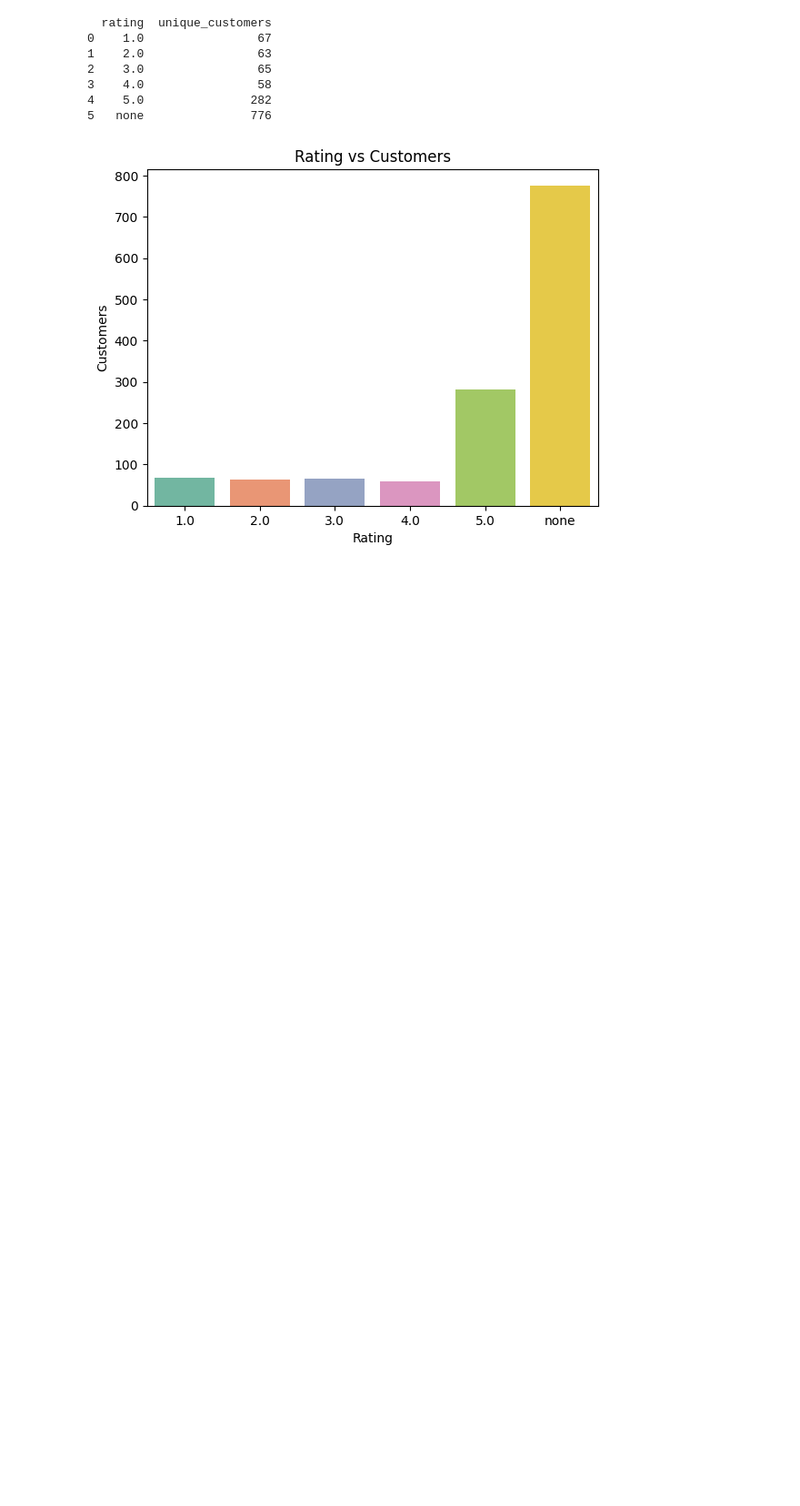
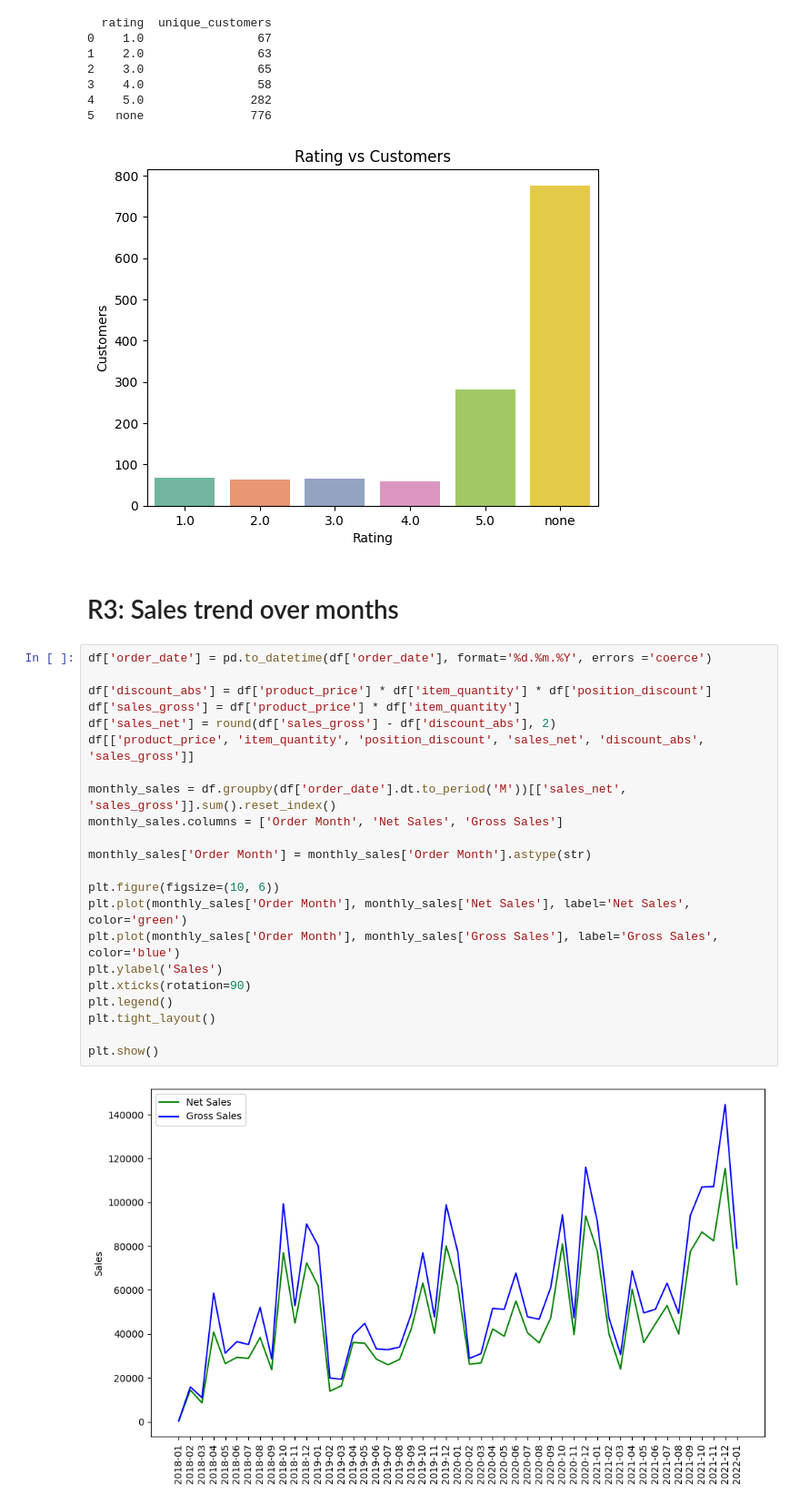
Before and after one commit to dawid-platek/Python_kajodata_course, a Jupyter notebook: PROJECT/Project.ipynb, the cells around one changed output. Shown at 91% size. Saved outputs shown, nothing was run; the diff lists cells and outputs as text; blank space fills up the shorter version.

```diff
--- a/PROJECT/Project.ipynb
+++ b/PROJECT/Project.ipynb
@@ -342,3 +342,29 @@ Passing `palette` without assigning `hue` is deprecated and will be removed in v
 4    5.0               282
 5   none               776
 [figure]
+# %% [markdown]
+# R3: Sales trend over months
+# %%
+df['order_date'] = pd.to_datetime(df['order_date'], format='%d.%m.%Y', errors ='coerce')
+
+df['discount_abs'] = df['product_price'] * df['item_quantity'] * df['position_discount']
+df['sales_gross'] = df['product_price'] * df['item_quantity']
+df['sales_net'] = round(df['sales_gross'] - df['discount_abs'], 2)
+df[['product_price', 'item_quantity', 'position_discount', 'sales_net', 'discount_abs', 'sales_gross']]
+
+monthly_sales = df.groupby(df['order_date'].dt.to_period('M'))[['sales_net', 'sales_gross']].sum().reset_index()
+monthly_sales.columns = ['Order Month', 'Net Sales', 'Gross Sales']
+
+monthly_sales['Order Month'] = monthly_sales['Order Month'].astype(str)
+
+plt.figure(figsize=(10, 6))
+plt.plot(monthly_sales['Order Month'], monthly_sales['Net Sales'], label='Net Sales', color='green')
+plt.plot(monthly_sales['Order Month'], monthly_sales['Gross Sales'], label='Gross Sales', color='blue')
+plt.ylabel('Sales')
+plt.xticks(rotation=90)
+plt.legend()
+plt.tight_layout()
+
+plt.show()
+# %% [output]
+[figure, added]
```
